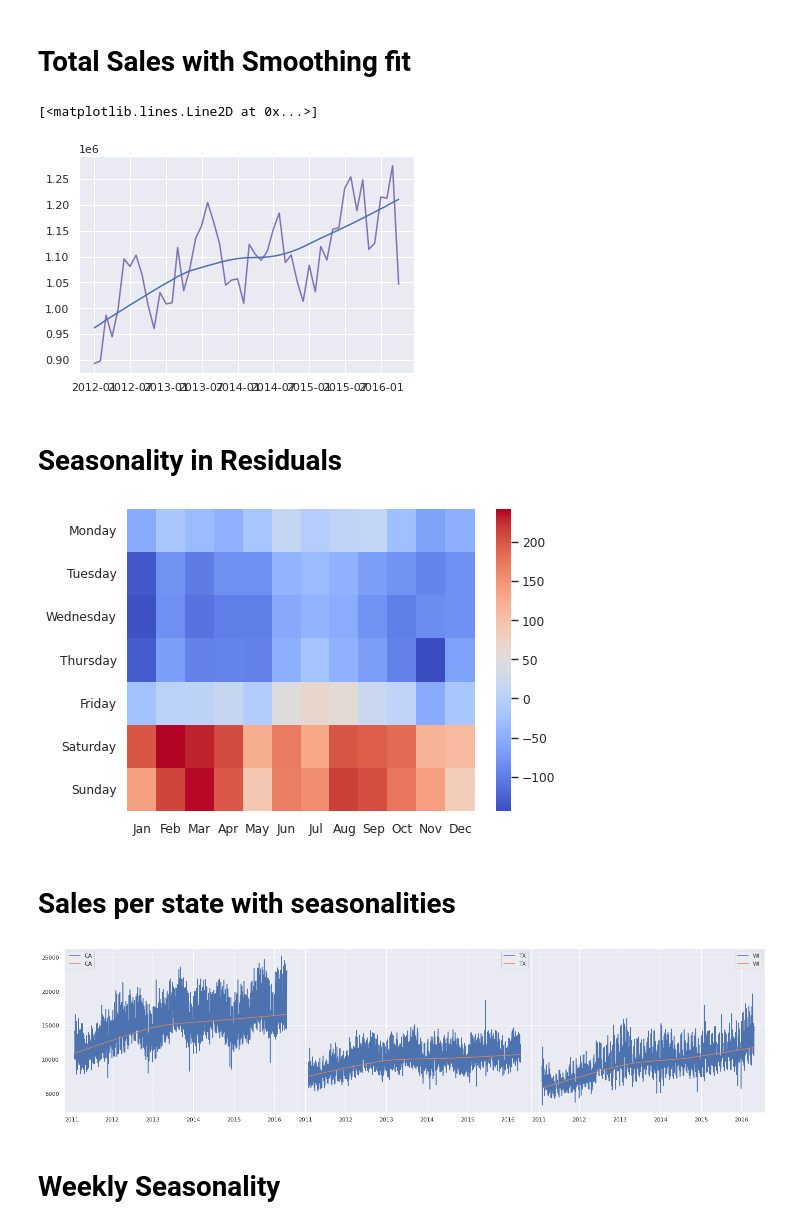
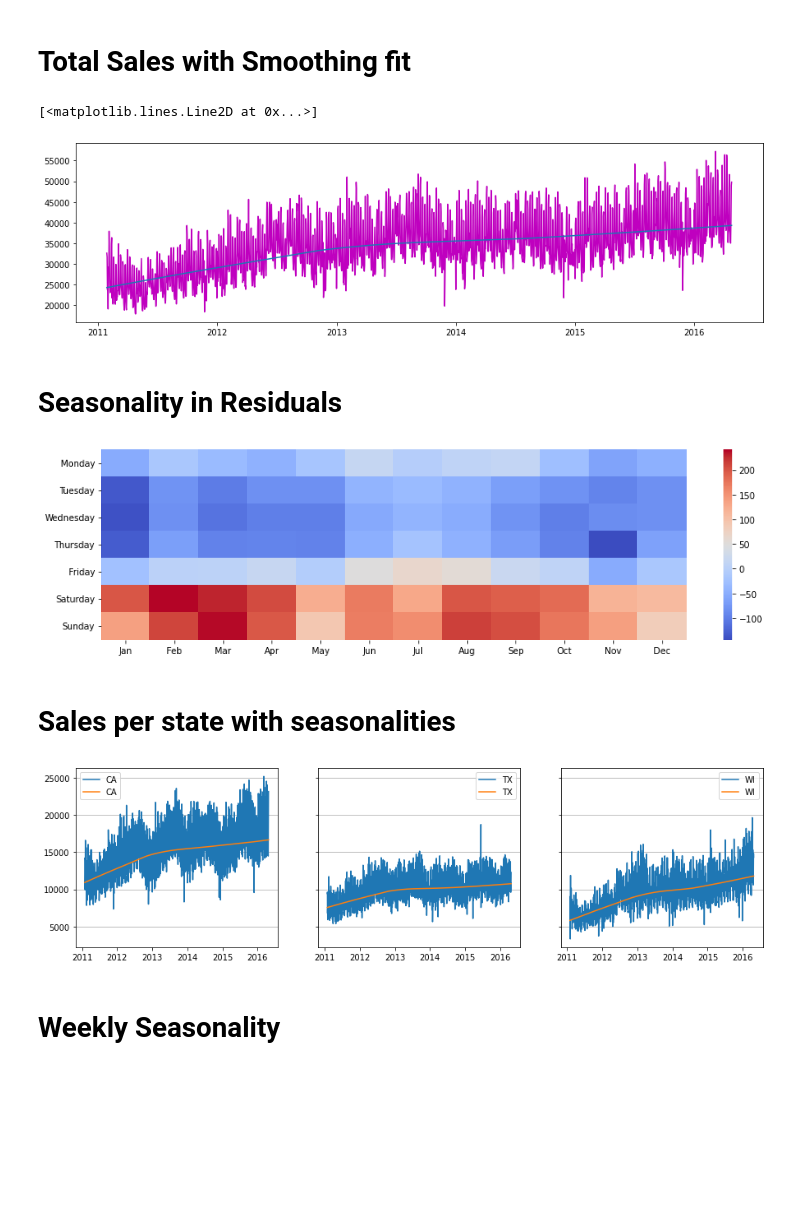
Before and after one commit to quangviet/python4engineer, a Jupyter notebook: Problem_2/problem_2.ipynb, the cells around one changed output. Saved outputs shown, nothing was run; the diff lists cells and outputs as text; code cells hidden in the pictures; blank space fills up the shorter version.

```diff
--- a/Problem_2/problem_2.ipynb
+++ b/Problem_2/problem_2.ipynb
@@ -145,13 +148,14 @@ F = sale_df.drop(labels=[datetime.date(2011, 12, 25),datetime.date(2012, 12, 25)
 # %%
 import statsmodels.api as sm
 lowess = sm.nonparametric.lowess
 S = F.iloc[:,6:].sum()
 z = lowess(S.values, range(S.shape[0]))
+plt.figure(figsize = (15,4))
 plt.plot(S,color='m')
 plt.plot(pd.Series(z[:,1],S.index))
 # %% [output]
 [<matplotlib.lines.Line2D at 0x...>]
-[figure, old version]
+[figure, new version]
 # %% [markdown]
 # **Seasonality in Residuals**
 # %%
@@ -165,30 +169,23 @@ for i in range(7):
     for j in range(12):
         H[i,j] = A[str(i)+'-'+str(j+1)]//1000
 
-import seaborn as sns
-plt.figure(None, figsize=(7, 5), dpi=80, facecolor='w', edgecolor='k')
+plt.figure(figsize = (15,4))
 ax = sns.heatmap(H,cmap='coolwarm',xticklabels=['Jan', 'Feb', 'Mar', 'Apr', 'May', 'Jun', 'Jul', 'Aug', 'Sep', 'Oct', 'Nov', 'Dec'],yticklabels=['Monday', 'Tuesday', 'Wednesday', 'Thursday', 'Friday','Saturday','Sunday' ])
-plt.show()
 # %% [output]
-[figure, old version]
+[figure, new version]
 # %% [markdown]
 # **Sales per state with seasonalities**
 # %%
-
 M = F.groupby(['state_id'])[(F.columns)[6:]].sum()
-
-fig, ax = plt.subplots(1, 3, sharey=True, figsize = (25,6))
+fig, ax = plt.subplots(1, 3, sharey=True, figsize = (15,4))
 
 for i in range(3):
     ax[i].plot(M.iloc[i,:],label=M.index[i])
     z = lowess(M.iloc[i,:].values, range(M.shape[1]))
-    ax[i].plot(pd.Series(z[:,1],M.columns),label=M.index[i])
+    ax[i].plot(pd.Series(z[:,1],M.columns),label = M.index[i])
     ax[i].grid(b=True,axis='y')
-    ax[i].legend(loc='best')
-
-fig.subplots_adjust( wspace=0.0)
-plt.show()
+    ax[i].legend()
 # %% [output]
-[figure, old version]
+[figure, new version]
 # %% [markdown]
 # **Weekly Seasonality**
```
Also changed, not shown: parts of 43 cells of this notebook.
